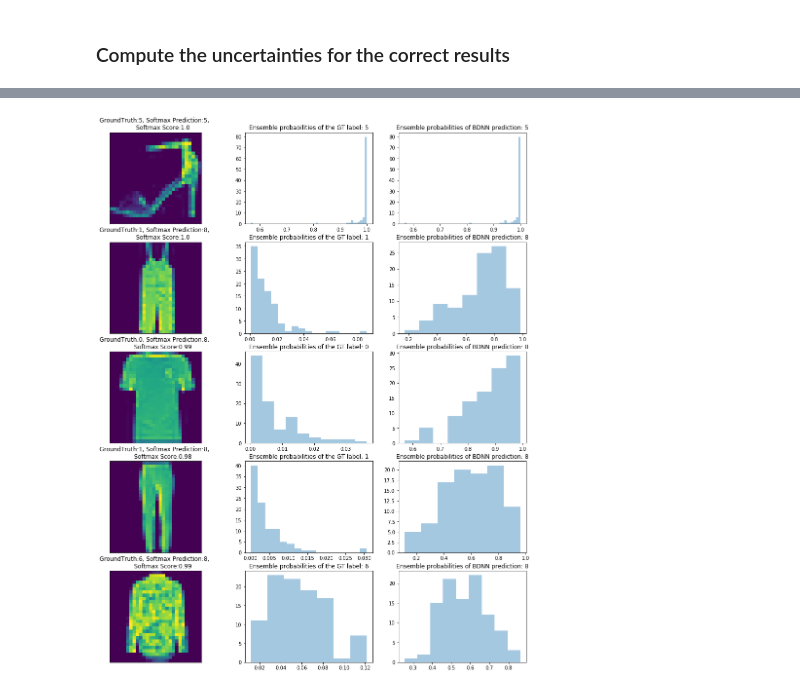
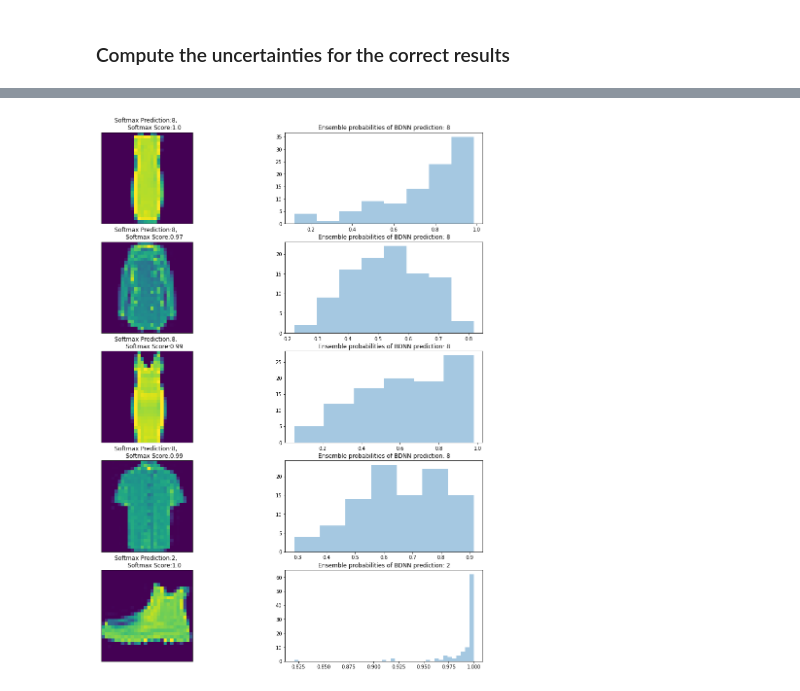
Before and after one commit to monaj07/ml, a Jupyter notebook: uncertainty/uncertainty_concise.ipynb, the cells around one changed output, grey strips where cells are left out. Drawn from its saved outputs; the diff is of its cells as text; code cells hidden in the pictures.

```diff
--- a/uncertainty/uncertainty_concise.ipynb
+++ b/uncertainty/uncertainty_concise.ipynb
@@ -320,7 +321,7 @@ for it, test_batch in enumerate(wrong_subset_loader):
     predictive_mean = np.round(np.mean(scores[:, label]), 2)
     predictive_std = np.round(np.std(scores[:, label]), 2)
 
-    if wrong_samples_scores[it] > 0.95:
+    if wrong_samples_scores[it] > 0.90:
         img = images[0, 0].data.numpy()
         axes[idx, 0].imshow(img)
         axes[idx, 0].set_title(f"""GroundTruth:{target.item()}, Softmax Prediction:{wrong_samples_labels[it]},
@@ -342,0 +393,5 @@ For example the top row shows that even though the image with correct number of
+# %%
+correct_samples = np.where(np.logical_and(gt_test == preds_test_labels, preds_test_score > preds_test_score_threshold))[0]
+correct_samples_labels = preds_test_labels[correct_samples]
+correct_samples_scores = preds_test_score[correct_samples]
+correct_samples.shape
@@ -406,39 +524,37 @@ ensemble_size = 100
 
 number_of_rows = 5
 idx = 0
-fig, axes = plt.subplots(number_of_rows, 3, figsize=(16, 20 * number_of_rows // 5))
+fig, axes = plt.subplots(number_of_rows, 2, figsize=(16, 20 * number_of_rows // 5))
 for it, test_batch in enumerate(fmnist_train_loader):
     images, target = test_batch
 
     scores = []
     for _ in range(ensemble_size):
         test_data_batch = images.view(target.shape[0], 784)
         output_test = mlp_dropout(test_data_batch.to(device).float())
         scores.append(F.softmax(output_test, dim=1).data.numpy())
     scores = np.vstack(scores)
     label = scores.mean(axis=0).argmax(0)
 
     test_data_batch = images.view(target.shape[0], 784)
     output_test_no_dropout = mlp(test_data_batch.to(device).float())
     preds_test_no_dropout = F.softmax(output_test_no_dropout, dim=1).data.numpy()[0]
     softmax_label = preds_test_no_dropout.argmax()
     softmax_score = preds_test_no_dropout.max()
 
     if softmax_score > 0.95:
         img = images[0, 0].data.numpy()
         axes[idx, 0].imshow(img)
-        axes[idx, 0].set_title(f"""GroundTruth:{target.item()}, Softmax Prediction:{softmax_label},
+        axes[idx, 0].set_title(f"""Softmax Prediction:{softmax_label},
         Softmax Score:{str(np.round(softmax_score, 2))}""")
         axes[idx, 0].xaxis.set_visible(False)
         axes[idx, 0].yaxis.set_visible(False)
         axes[idx, 0].xaxis.set_ticks([])
         axes[idx, 0].yaxis.set_ticks([])
-        sb.distplot(scores[:, target.item()], kde=False, kde_kws={'clip': (0.0, 1.0)}, ax=axes[idx, 1])
-        axes[idx, 1].set_title(f"Ensemble probabilities of the GT label: {target.item()}")
-        sb.distplot(scores[:, label], kde=False, kde_kws={'clip': (0.0, 1.0)}, ax=axes[idx, 2])
-        axes[idx, 2].set_title(f"Ensemble probabilities of BDNN prediction: {label}")
+        sb.distplot(scores[:, label], kde=False, kde_kws={'clip': (0.0, 1.0)}, ax=axes[idx, 1])
+        axes[idx, 1].set_title(f"Ensemble probabilities of BDNN prediction: {label}")
         idx += 1
     if idx == number_of_rows:
         break
 # %% [output]
-[figure, old version]
+[figure, new version]
```
Also changed, not shown: parts of 21 cells of this notebook.
